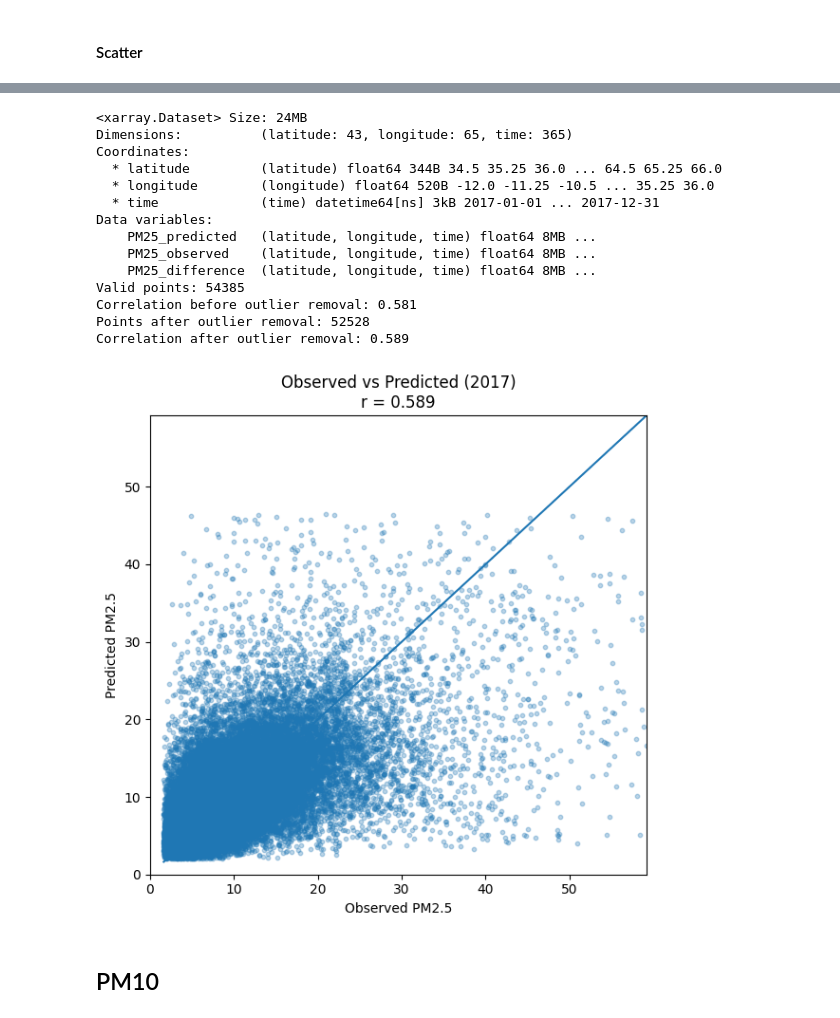
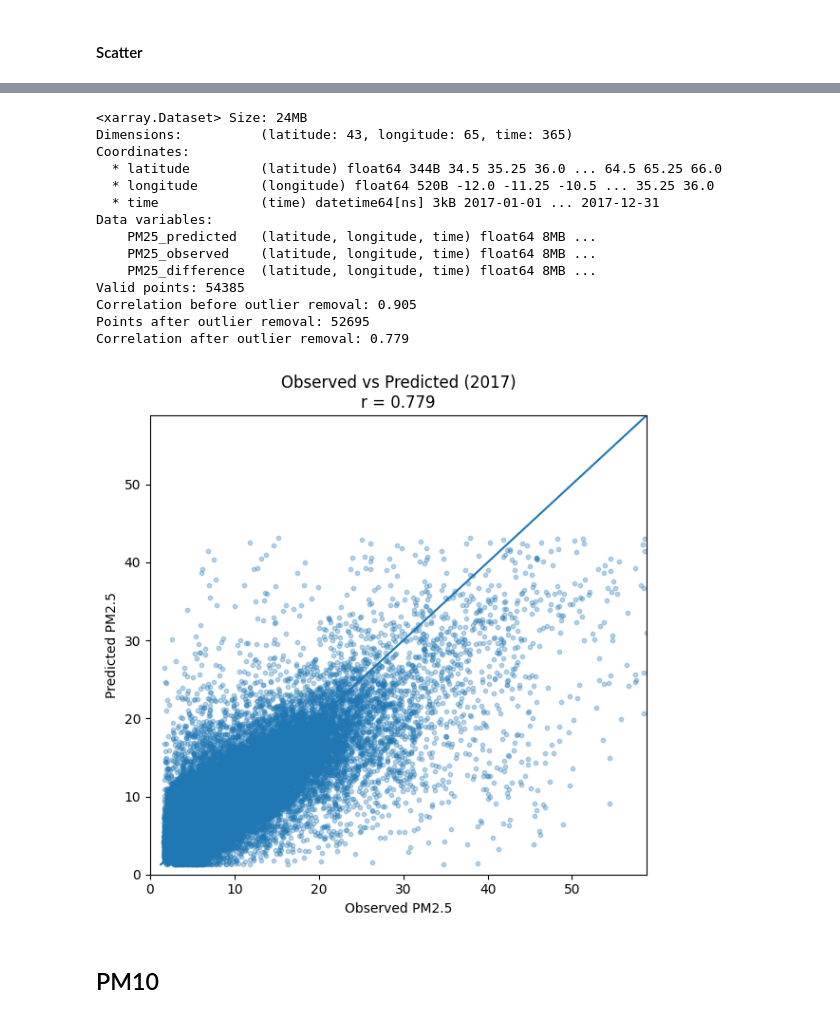
Before and after one commit to Sofs27/Thesis, a Jupyter notebook: Code/Model.ipynb, the cells around one changed output, grey strips where cells are left out. Cells and saved outputs as stored; diff of their text form; code cells hidden in the pictures.

```diff
--- a/Code/Model.ipynb
+++ b/Code/Model.ipynb
@@ -6213,7 +6485,7 @@ import matplotlib.pyplot as plt
 # =========================
 # LOAD FILE
 # =========================
-file_path = r"C:\Users\sofia\OneDrive\Ambiente de Trabalho\ISA\Thesis\Code\PM25_LSTM_predictions_2017.nc"
+file_path = r"C:\Users\sofia\OneDrive\Ambiente de Trabalho\ISA\Thesis\Code\PM2P5_LSTM_predictions_2017.nc"
 
 ds = xr.open_dataset(file_path)
 
@@ -6283,37 +6555,37 @@ plt.figure(figsize=(6,6))
 plt.scatter(obs_filtered, pred_filtered, alpha=0.3, s=10)
 
 # 1:1 line
 min_val = min(obs_filtered.min(), pred_filtered.min())
 max_val = max(obs_filtered.max(), pred_filtered.max())
 
 plt.plot([min_val, max_val], [min_val, max_val])
 
 plt.xlim(0, max_val)
 plt.ylim(0, max_val)
 
 plt.xlabel("Observed PM2.5")
 plt.ylabel("Predicted PM2.5")
 plt.title(f"Observed vs Predicted (2017)\nr = {corr_after:.3f}")
 
 plt.grid(False)
 plt.tight_layout()
 plt.show()
 # %% [output]
 <xarray.Dataset> Size: 24MB
 Dimensions:          (latitude: 43, longitude: 65, time: 365)
 Coordinates:
   * latitude         (latitude) float64 344B 34.5 35.25 36.0 ... 64.5 65.25 66.0
   * longitude        (longitude) float64 520B -12.0 -11.25 -10.5 ... 35.25 36.0
   * time             (time) datetime64[ns] 3kB 2017-01-01 ... 2017-12-31
 Data variables:
     PM25_predicted   (latitude, longitude, time) float64 8MB ...
     PM25_observed    (latitude, longitude, time) float64 8MB ...
     PM25_difference  (latitude, longitude, time) float64 8MB ...
 Valid points: 54385
-Correlation before outlier removal: 0.581
-Points after outlier removal: 52528
-Correlation after outlier removal: 0.589
+Correlation before outlier removal: 0.905
+Points after outlier removal: 52695
+Correlation after outlier removal: 0.779
-[figure, old version]
+[figure, new version]
 # %% [markdown]
 ## PM10
 # %% [markdown]
```
Also changed, not shown: parts of 9 cells of this notebook.
